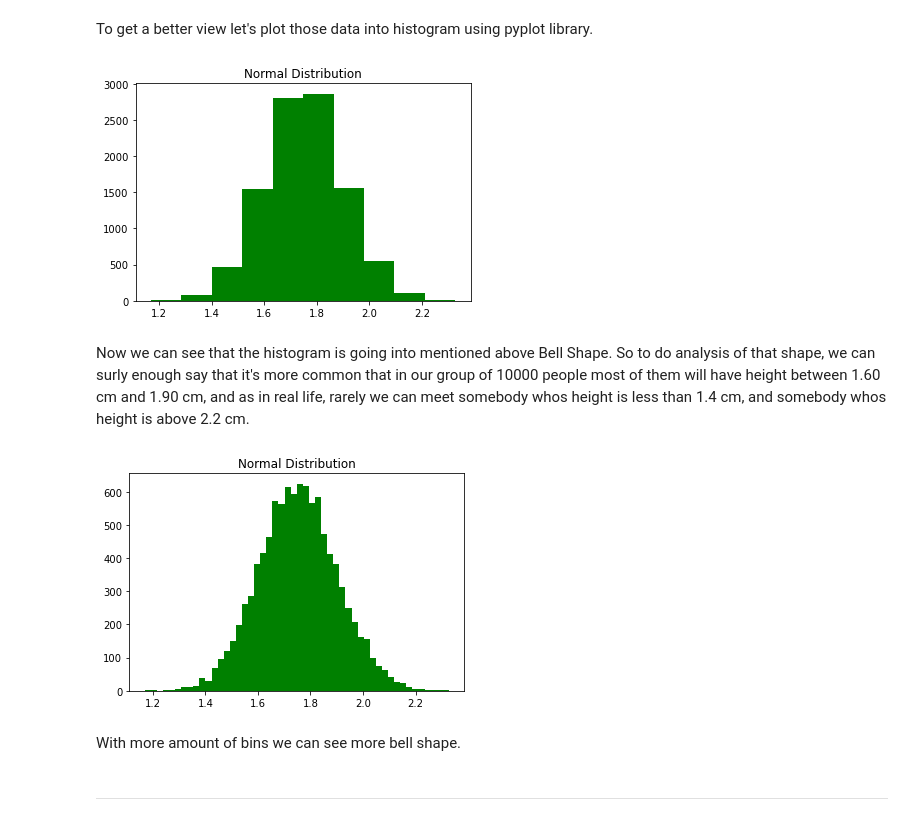
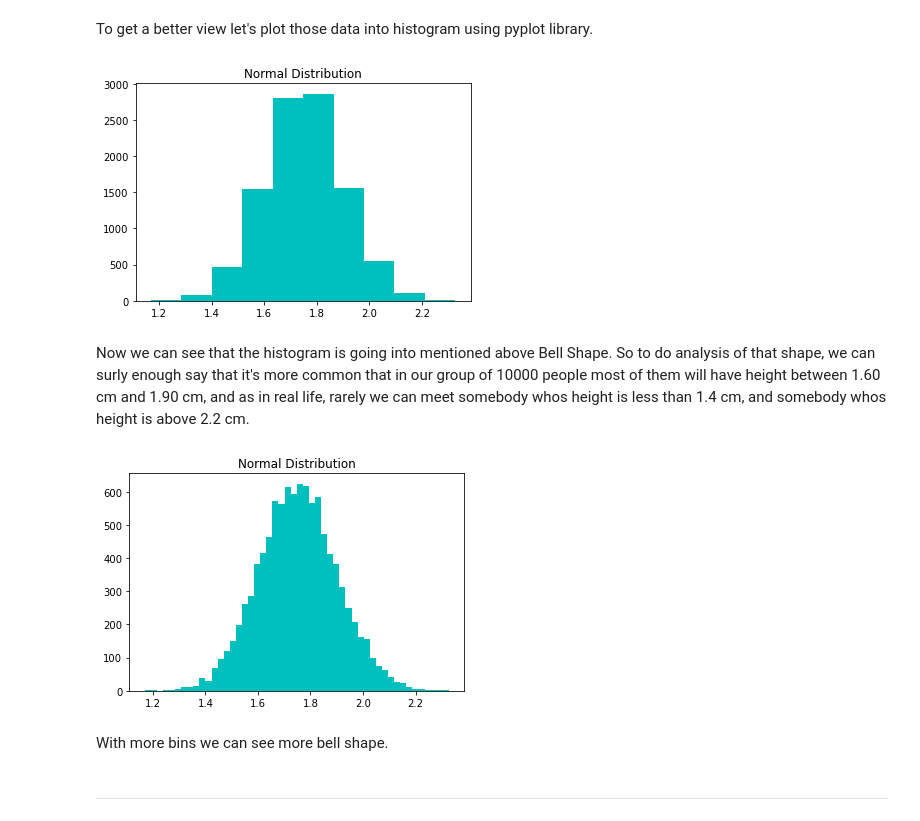
Before and after one commit to DracoNibilis/Numpy.random_Overview, a Jupyter notebook: numpy_random.ipynb, the cells around one changed output. Saved outputs shown, nothing was run; the diff lists cells and outputs as text; code cells hidden in the pictures.

```diff
--- a/numpy_random.ipynb
+++ b/numpy_random.ipynb
@@ -399,25 +399,25 @@ To get a better view let's plot those data into histogram using pyplot library.
 # %%
 # drawing histogram of normally distributed data of height
 plt.hist(heights, # use of heights data created above
          bins=10,  # how many data should be group in one bin
-         color="g") # changing color of histogram
+         color="c") # changing color of histogram
 plt.title("Normal Distribution")
 plt.show()
 # %% [output]
-[figure, old version]
+[figure, new version]
 # %% [markdown]
 Now we can see that the histogram is going into mentioned above Bell Shape. So to do analysis of that shape, we can surly enough say that it's more common that in our group of 10000 people most of them will have height between 1.60 cm and 1.90 cm, and as in real life, rarely we can meet somebody whos height is less than 1.4 cm, and somebody whos height is above 2.2 cm.
 # %%
 # one more time with more bins
 plt.hist(heights,
          bins=50,  # how many data should be group in one bin
-         color="g") # changing color of histogram
+         color="c") # changing color of histogram
 plt.title("Normal Distribution")
 plt.show()
 # %% [output]
-[figure, old version]
+[figure, new version]
 # %% [markdown]
-With more amount of bins we can see more bell shape.
+With more bins we can see more bell shape.
 # %% [markdown]
 ***
 # %% [markdown]
```
Also changed, not shown: parts of 16 cells of this notebook.
